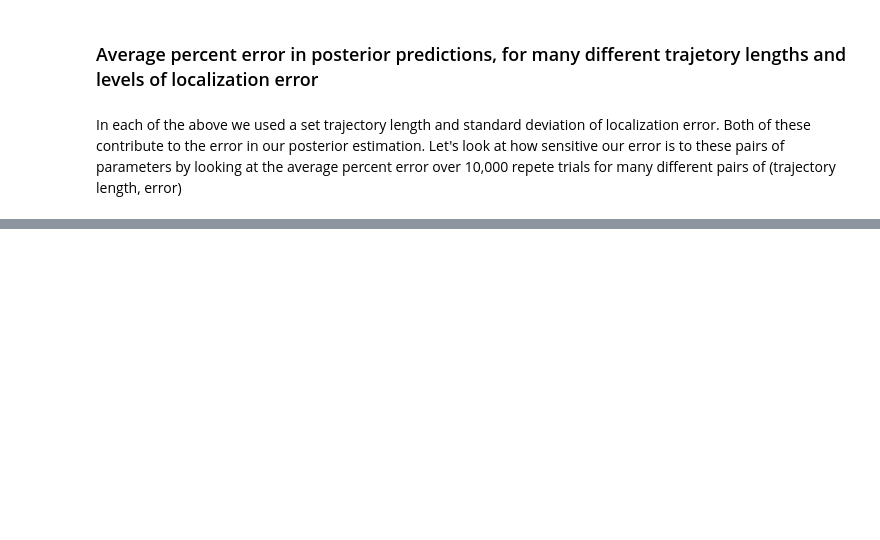
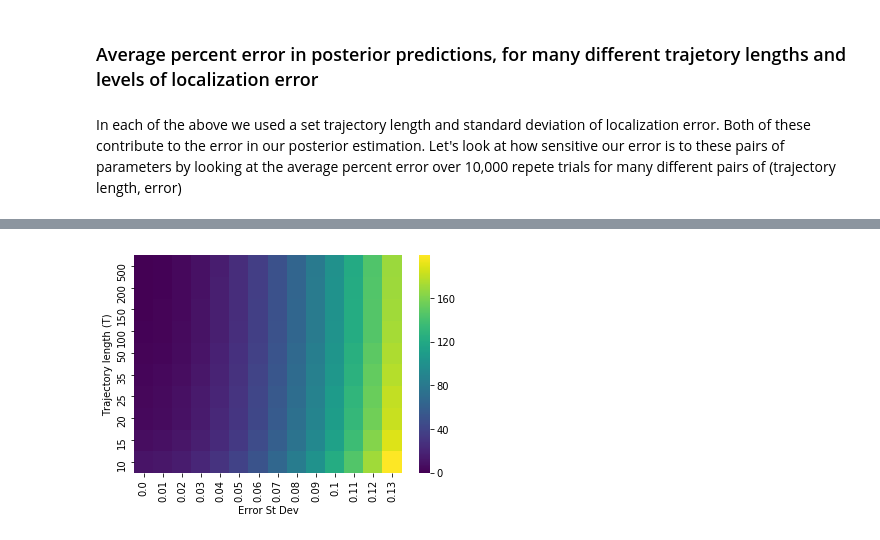
Before and after one commit to AllenCellModeling/diffusive_distinguishability, a Jupyter notebook: diffusive_distinguishability/ndim_diffusion_analysis_tutorial.ipynb, the cells around one changed output, grey strips where cells are left out. Drawn from its saved outputs; the diff is of its cells as text; code cells hidden in the pictures; blank space fills up the shorter version.

Commit message:
Update error plot and KL plot making to work with dataset pickling

```diff
--- a/diffusive_distinguishability/ndim_diffusion_analysis_tutorial.ipynb
+++ b/diffusive_distinguishability/ndim_diffusion_analysis_tutorial.ipynb
@@ -164,4 +169,5 @@ plt.legend();
 # %% [markdown]
 In each of the above we used a set trajectory length and standard deviation of localization error. Both of these contribute to the error in our posterior estimation. Let's look at how sensitive our error is to these pairs of parameters by looking at the average percent error over 10,000 repete trials for many different pairs of (trajectory length, error)
 # %%
-df1, df2, df3 = hd.error_sensitivity(d_const=0.1, n_steps_list=[10, 15, 20, 25, 35, 50, 100, 150, 200, 500], dt=1, n_reps=10**4, loc_std=[0, 0.01, 0.02, 0.03, 0.04, 0.05, 0.06, 0.07, 0.08, 0.09, 0.1, 0.11, 0.12, 0.13])
+n_steps_list=[10, 15, 20, 25, 35, 50, 100, 150, 200, 50]
+loc_std=[0, 0.01, 0.02, 0.03, 0.04, 0.05, 0.06, 0.07, 0.08, 0.09, 0.1, 0.11, 0.12, 0.13]
@@ -221,0 +174,9 @@ df3.to_pickle('D0.1_n3')
+# %%
+df1a, df2a, df3a = hd.error_sensitivity(d_const=0.01, n_steps_list=n_steps_list, dt=1, n_reps=10**4, loc_std=loc_std)
+# %%
+sb.heatmap(df2a, cmap='viridis')
+plt.xlabel('Error St Dev')
+plt.ylabel('Trajectory length (T)')
+plt.gca().invert_yaxis()
+# %% [output]
+[figure, added]
```
Also changed, not shown: parts of 13 cells of this notebook.
